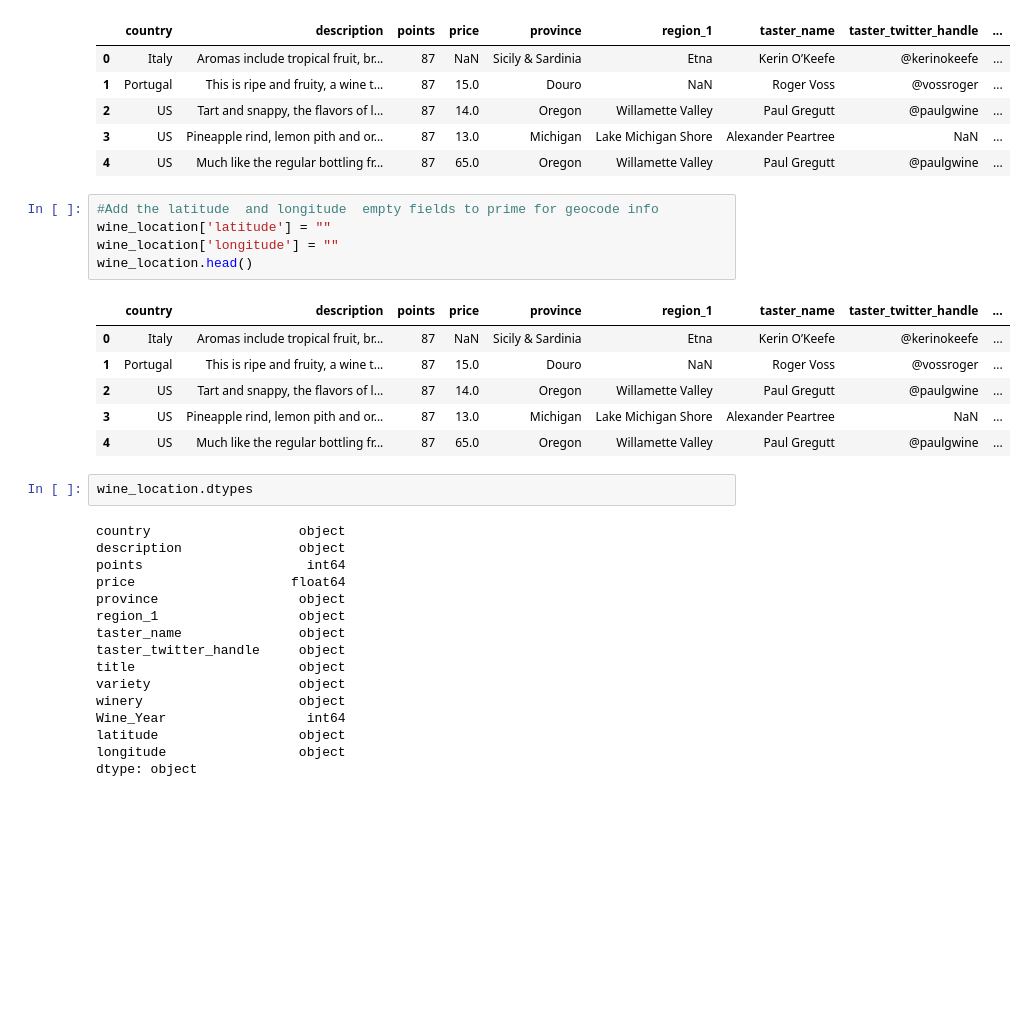
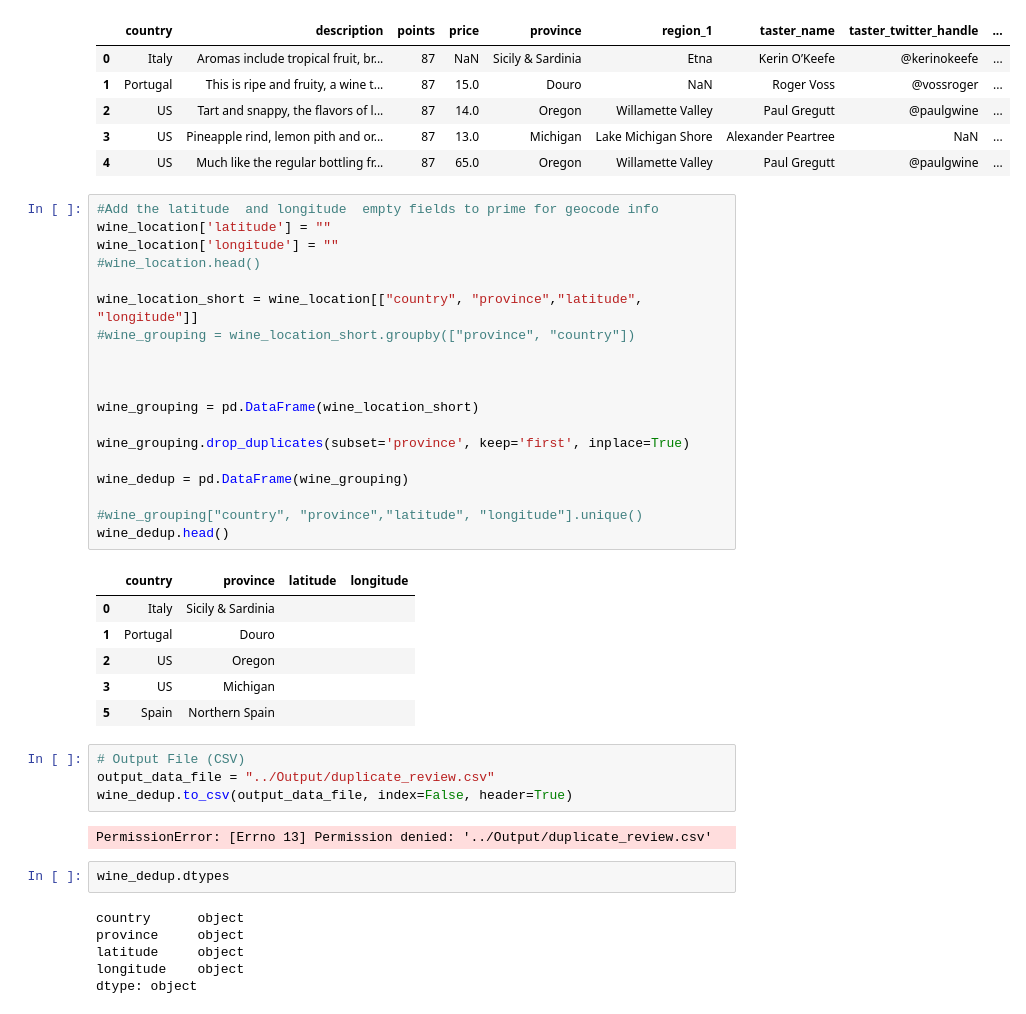
Before and after one commit to halotx3/ccass-wine-ds, a Jupyter notebook: geocode_slc/Wine_Geocode.ipynb, the cells around one changed output. Cells and saved outputs as stored; diff of their text form; blank space fills up the shorter version.

Commit message:
updated code to pull out lat and long by removing dups to run faster & rejoined table via merge

```diff
--- a/geocode_slc/Wine_Geocode.ipynb
+++ b/geocode_slc/Wine_Geocode.ipynb
@@ -28,32 +28,42 @@ wine_location.head()
 # %%
 #Add the latitude  and longitude  empty fields to prime for geocode info
 wine_location['latitude'] = ""
 wine_location['longitude'] = ""
-wine_location.head()
+#wine_location.head()
+
+wine_location_short = wine_location[["country", "province","latitude", "longitude"]]
+#wine_grouping = wine_location_short.groupby(["province", "country"])
+
+
+
+wine_grouping = pd.DataFrame(wine_location_short)
+
+wine_grouping.drop_duplicates(subset='province', keep='first', inplace=True)
+
+wine_dedup = pd.DataFrame(wine_grouping)
+
+#wine_grouping["country", "province","latitude", "longitude"].unique()
+wine_dedup.head()
 # %% [output]
-|  | country | description | points | price | province | region_1 | taster_name | taster_twitter_handle | ... |
-| 0 | Italy | Aromas include tropical fruit, br... | 87 | NaN | Sicily & Sardinia | Etna | Kerin O’Keefe | @kerinokeefe | ... |
-| 1 | Portugal | This is ripe and fruity, a wine t... | 87 | 15.0 | Douro | NaN | Roger Voss | @vossroger | ... |
-| 2 | US | Tart and snappy, the flavors of l... | 87 | 14.0 | Oregon | Willamette Valley | Paul Gregutt | @paulgwine | ... |
-| 3 | US | Pineapple rind, lemon pith and or... | 87 | 13.0 | Michigan | Lake Michigan Shore | Alexander Peartree | NaN | ... |
-| 4 | US | Much like the regular bottling fr... | 87 | 65.0 | Oregon | Willamette Valley | Paul Gregutt | @paulgwine | ... |
+|  | country | province | latitude | longitude |
+| 0 | Italy | Sicily & Sardinia |  |  |
+| 1 | Portugal | Douro |  |  |
+| 2 | US | Oregon |  |  |
+| 3 | US | Michigan |  |  |
+| 5 | Spain | Northern Spain |  |  |
+# %%
+# Output File (CSV)
+output_data_file = "../Output/duplicate_review.csv"
+wine_dedup.to_csv(output_data_file, index=False, header=True)
+# %% [output]
+PermissionError: [Errno 13] Permission denied: '../Output/duplicate_review.csv'
 # %%
-wine_location.dtypes
+wine_dedup.dtypes
 # %% [output]
-country                   object
-description               object
-points                     int64
-price                    float64
-province                  object
-region_1                  object
-taster_name               object
-taster_twitter_handle     object
-title                     object
-variety                   object
-winery                    object
-Wine_Year                  int64
-latitude                  object
-longitude                 object
+country      object
+province     object
+latitude     object
+longitude    object
 dtype: object
 # %%
 #Get the lat and long for the API
```
Also changed, not shown: parts of 8 cells of this notebook, 1 other file.
